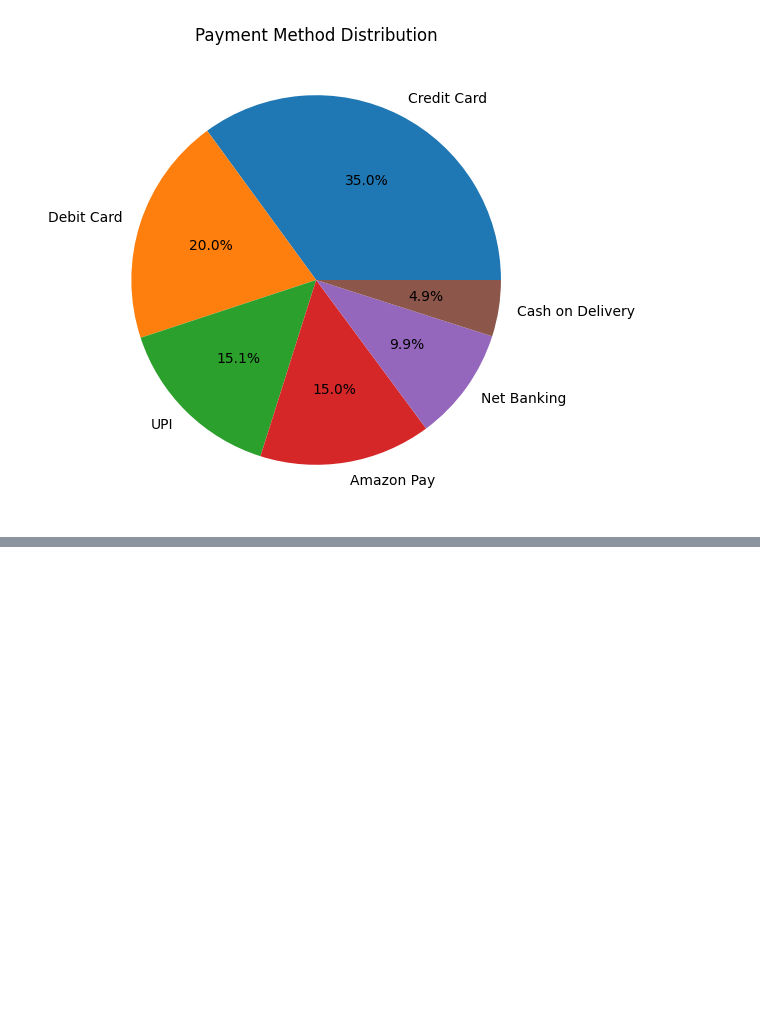
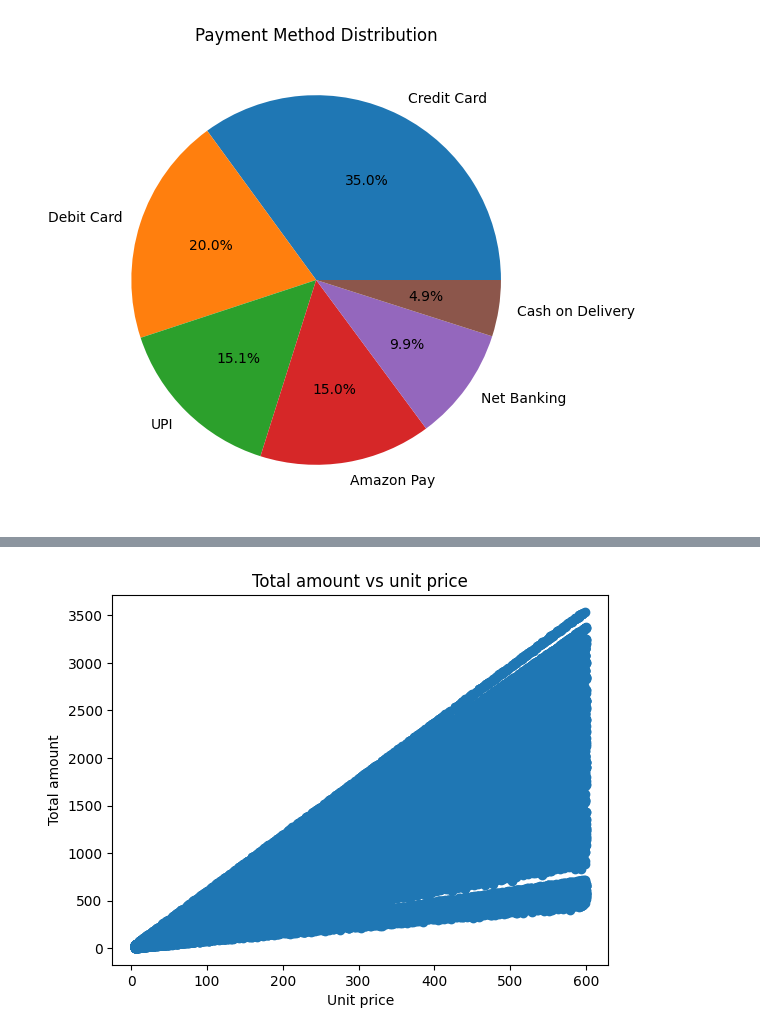
Before and after one commit to soufianboukir/ecom-analytics-platform, a Jupyter notebook: notebooks/02_exploratory_data_analysis.ipynb, the cells around one changed output, grey strips where cells are left out. Drawn from its saved outputs; the diff is of its cells as text; code cells hidden in the pictures; blank space fills up the shorter version.

```diff
--- a/notebooks/02_exploratory_data_analysis.ipynb
+++ b/notebooks/02_exploratory_data_analysis.ipynb
@@ -70,0 +86,10 @@ plt.show()
+# %%
+# unit price vs total amount
+
+plt.scatter(df['UnitPrice'], df['TotalAmount'])
+plt.title("Total amount vs unit price")
+plt.xlabel('Unit price')
+plt.ylabel('Total amount')
+plt.show()
+# %% [output]
+[figure, added]
```
Also changed, not shown: parts of 11 cells of this notebook, 2 other files.
